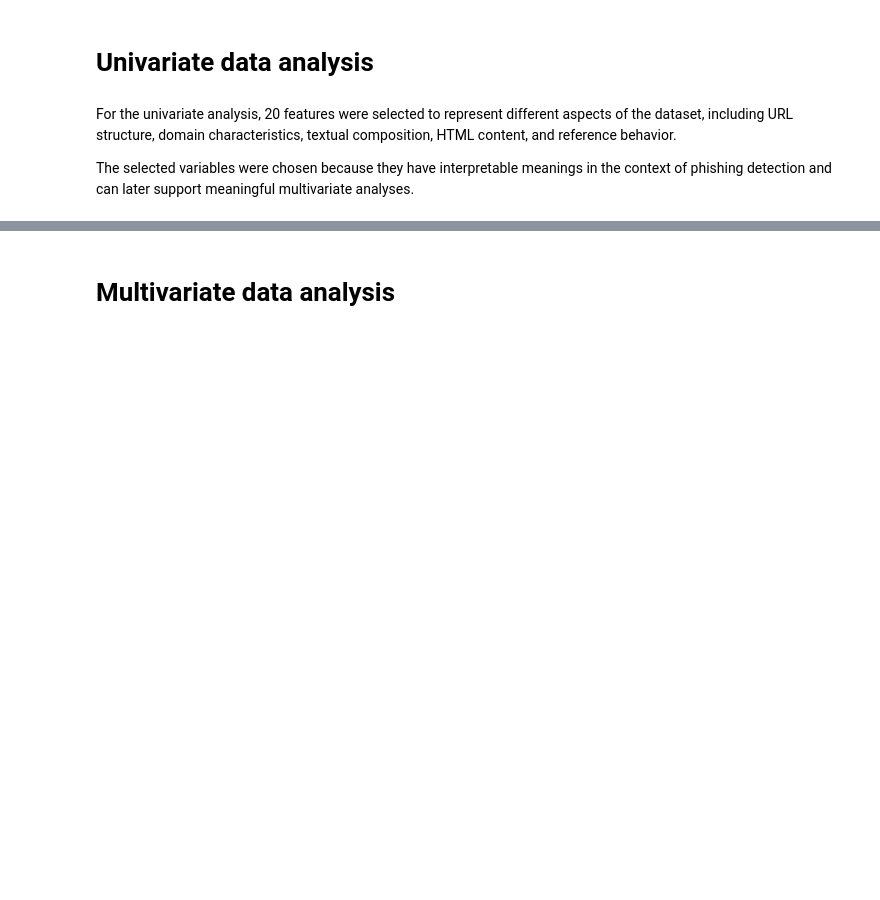
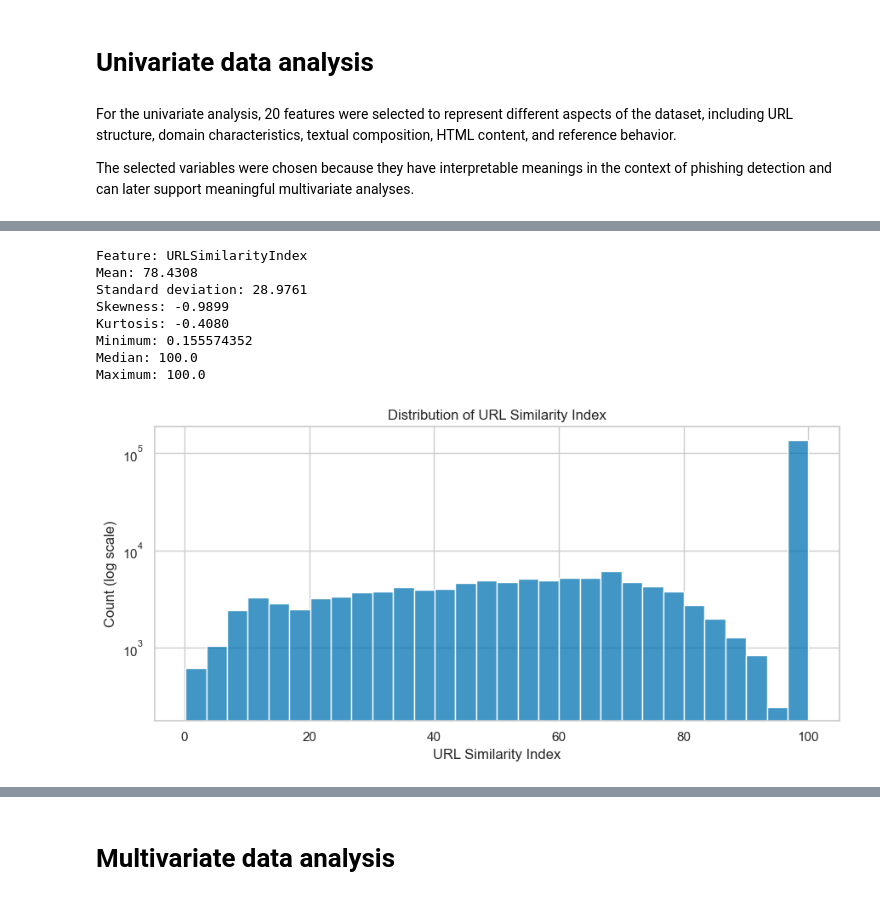
Before and after one commit to luiz-matoso/phiusiil-phishing-analysis, a Jupyter notebook: notebooks/notebook.ipynb, the cells around one changed output, grey strips where cells are left out. Drawn from its saved outputs; the diff is of its cells as text; code cells hidden in the pictures; blank space fills up the shorter version.

```diff
--- a/notebooks/notebook.ipynb
+++ b/notebooks/notebook.ipynb
@@ -610,0 +471,13 @@ For visualization purposes, the histogram was limited to the 99th percentile, co
+# %%
+describe_feature("URLSimilarityIndex")
+plot_spike_hist("URLSimilarityIndex", "URL Similarity Index", bins=30)
+# %% [output]
+Feature: URLSimilarityIndex
+Mean: 78.4308
+Standard deviation: 28.9761
+Skewness: -0.9899
+Kurtosis: -0.4080
+Minimum: 0.155574352
+Median: 100.0
+Maximum: 100.0
+[figure, added]
```
Also changed, not shown: parts of 131 cells of this notebook.
